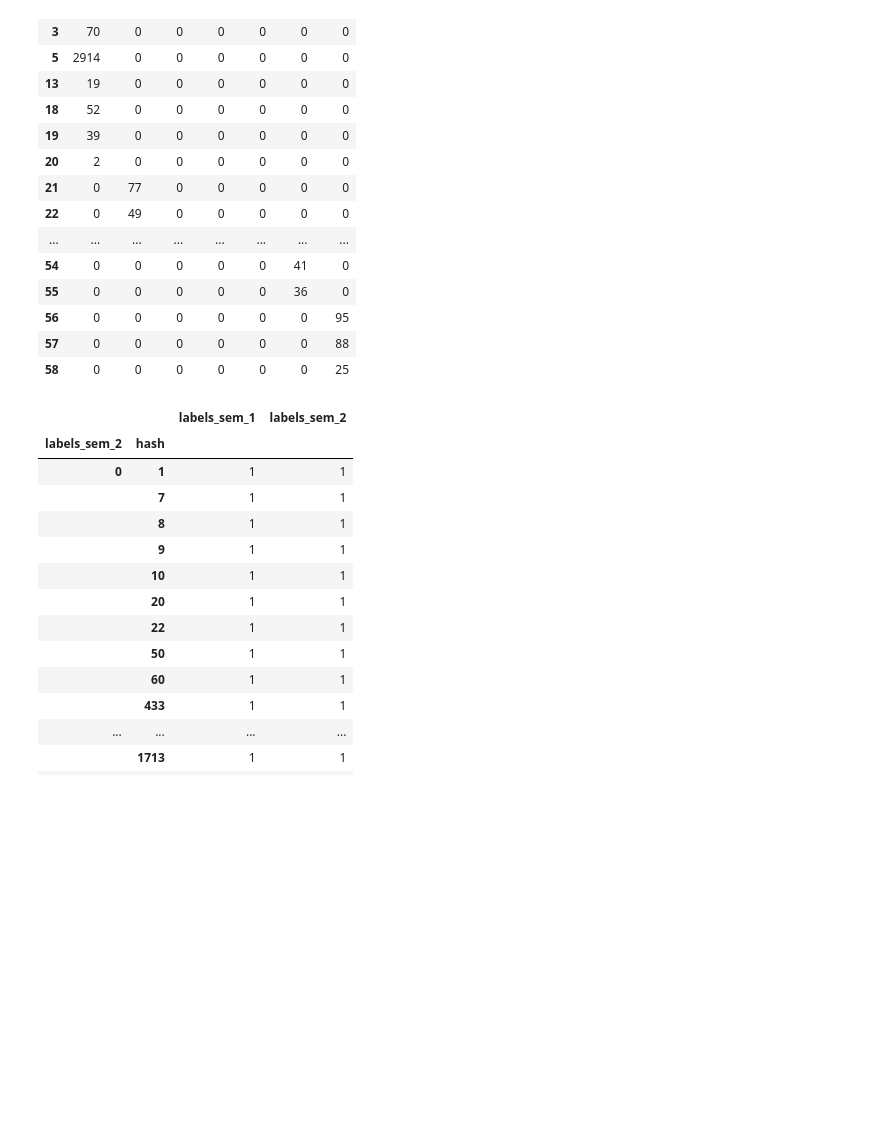
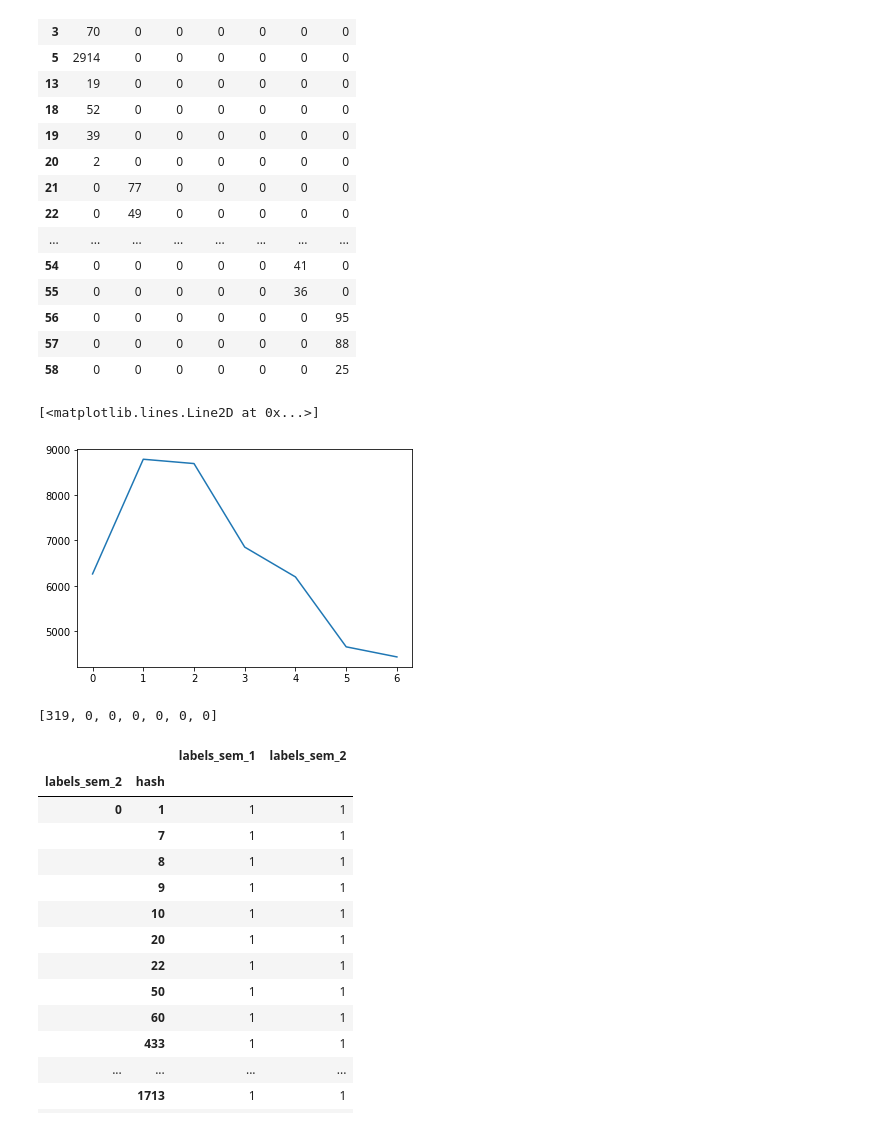
Before and after one commit to Maksimka9/clustering, a Jupyter notebook: main.ipynb, the cells around one changed output. Cells and saved outputs as stored; diff of their text form; code cells hidden in the pictures; blank space fills up the shorter version.

```diff
--- a/main.ipynb
+++ b/main.ipynb
@@ -406,6 +406,15 @@ dots_for_regression_df
 | 56 | 0 | 0 | 0 | 0 | 0 | 0 | 95 |
 | 57 | 0 | 0 | 0 | 0 | 0 | 0 | 88 |
 | 58 | 0 | 0 | 0 | 0 | 0 | 0 | 25 |
+# %%
+plt.plot(list(dots_for_regression_df.iloc[0]))
+# %% [output]
+[<matplotlib.lines.Line2D at 0x...>]
+[figure, added]
+# %%
+list(dots_for_regression_df.iloc[1])
+# %% [output]
+[319, 0, 0, 0, 0, 0, 0]
 # %%
 df_1.groupby([df_1.iloc[:, 1], 'hash']).count()
 # %% [output]
```
